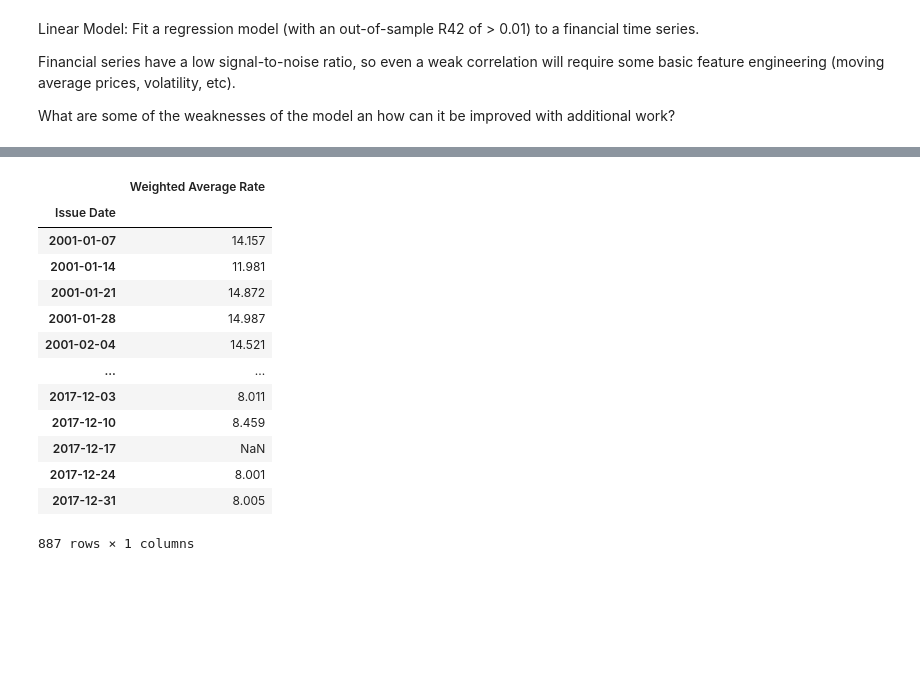
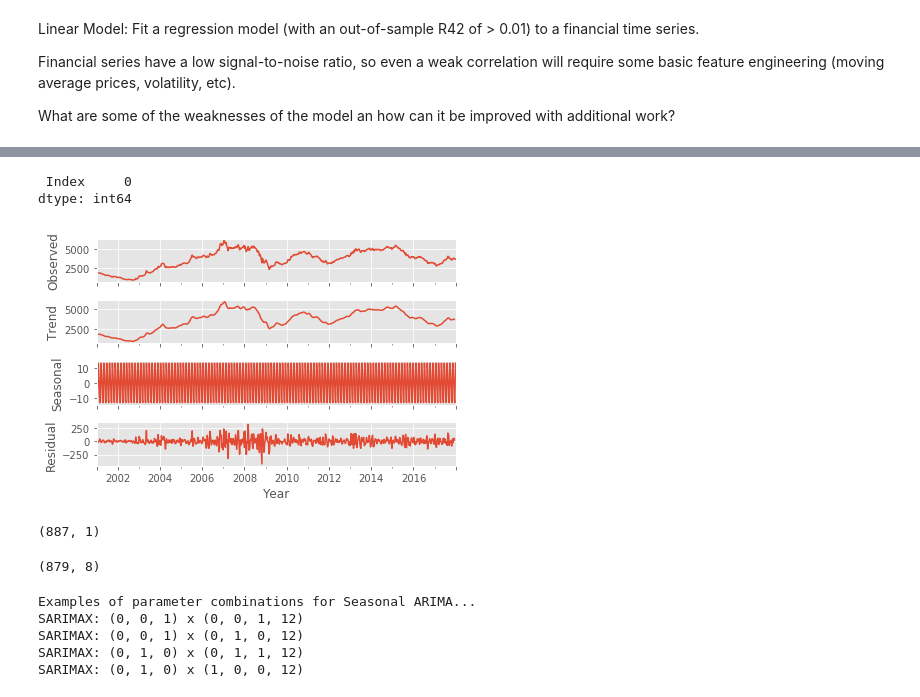
Before and after one commit to mau955/samcom_data_challenge, a Jupyter notebook: 03_Question.ipynb, the cells around one changed output, grey strips where cells are left out. Cells and saved outputs as stored; diff of their text form; code cells hidden in the pictures; blank space fills up the shorter version.

```diff
--- a/03_Question.ipynb
+++ b/03_Question.ipynb
@@ -66,18 +74,19 @@ str(tbills_91.index.min()), str(tbills_91.index.max())
-# %%
-tbills_91_weekly = tbills_91[["Weighted Average Rate"]].resample("W").mean()
-tbills_91_weekly.sample()
-# %% [output]
-|  | Weighted Average Rate |
-| Issue Date |  |
-| 2001-01-07 | 14.157 |
-| 2001-01-14 | 11.981 |
-| 2001-01-21 | 14.872 |
-| 2001-01-28 | 14.987 |
-| 2001-02-04 | 14.521 |
-| ... | ... |
-| 2017-12-03 | 8.011 |
-| 2017-12-10 | 8.459 |
-| 2017-12-17 | NaN |
-| 2017-12-24 | 8.001 |
-| 2017-12-31 | 8.005 |
-887 rows × 1 columns
+# %%
+# Check Missing Values
+df_resampled.isna().sum()
+# %% [output]
+ Index     0
+dtype: int64
+# %%
+# Time Series Decomposition
+decomp = sm.tsa.seasonal_decompose(df_resampled, model="additive", freq=7)
+fig = decomp.plot()
+plt.xlabel('Year')
+plt.savefig('images/Time_Series_Decomposition.svg')
+# %% [output]
+[figure, added]
+# %%
+# Check Dimension
+df_resampled.shape
+# %% [output]
+(887, 1)
@@ -83,0 +97,24 @@ tbills_91_weekly.sample()
+# %%
+# Train/Test Split
+train = df_resampled[:-test_size]
+test = df_resampled[-test_size:]
+train.shape[0], test.shape[0]
+# %% [output]
+(879, 8)
+# %%
+# Time series forecasting with ARIMA
+p = d = q = range(0, 2)
+pdq = list(itertools.product(p, d, q))
+seasonal_pdq = [(x[0], x[1], x[2], 12) for x in pdq]
+
+print('Examples of parameter combinations for Seasonal ARIMA...')
+print('SARIMAX: {} x {}'.format(pdq[1], seasonal_pdq[1]))
+print('SARIMAX: {} x {}'.format(pdq[1], seasonal_pdq[2]))
+print('SARIMAX: {} x {}'.format(pdq[2], seasonal_pdq[3]))
+print('SARIMAX: {} x {}'.format(pdq[2], seasonal_pdq[4]))
+# %% [output]
+Examples of parameter combinations for Seasonal ARIMA...
+SARIMAX: (0, 0, 1) x (0, 0, 1, 12)
+SARIMAX: (0, 0, 1) x (0, 1, 0, 12)
+SARIMAX: (0, 1, 0) x (0, 1, 1, 12)
+SARIMAX: (0, 1, 0) x (1, 0, 0, 12)
```
Also changed, not shown: parts of 17 cells of this notebook, 8 other files.
